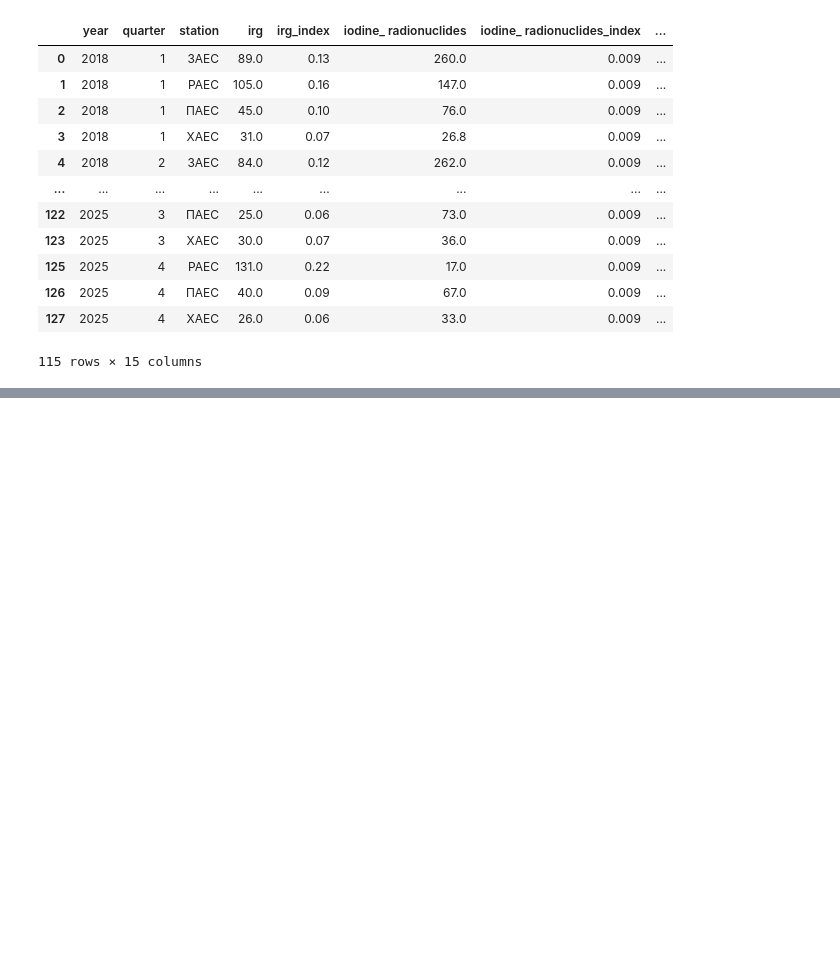
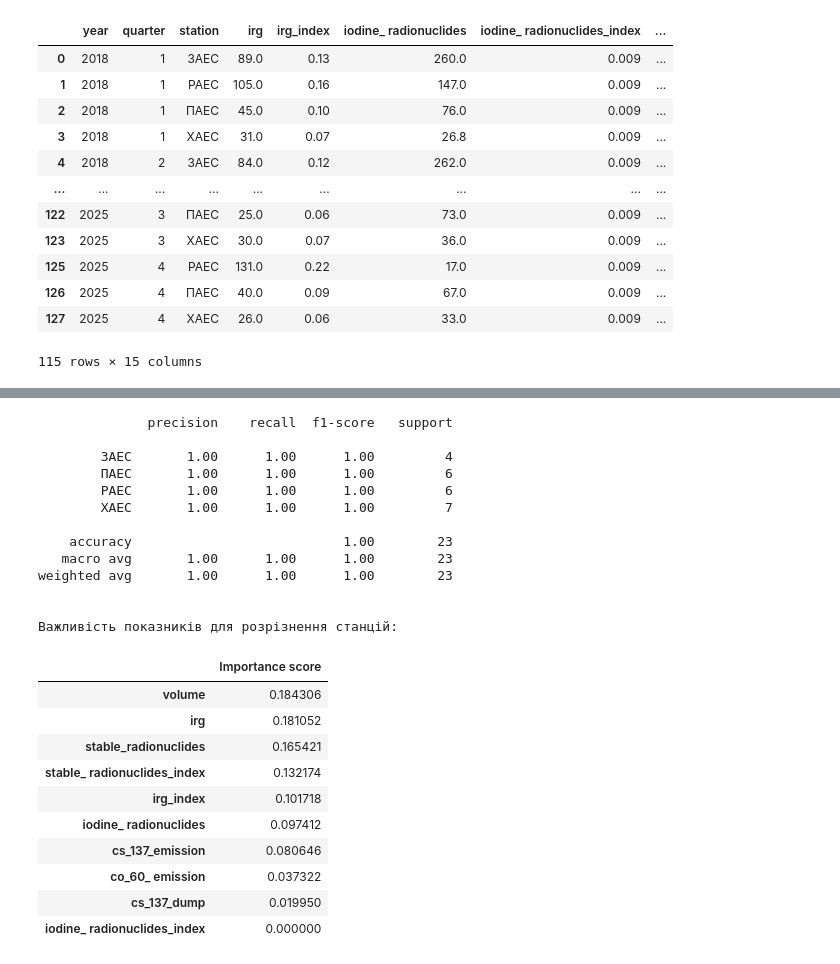
Before and after one commit to yanavyklyuk/open-data-ai-analytics, a Jupyter notebook: notebooks/eda.ipynb, the cells around one changed output, grey strips where cells are left out. Drawn from its saved outputs; the diff is of its cells as text; code cells hidden in the pictures; blank space fills up the shorter version.

```diff
--- a/notebooks/eda.ipynb
+++ b/notebooks/eda.ipynb
@@ -151,0 +218,31 @@ df
+# %%
+y_pred = rf_model.predict(X_test)
+print(classification_report(y_test, y_pred))
+
+print("\nВажливість показників для розрізнення станцій:")
+display(feat_importance.to_frame(name='Importance score'))
+# %% [output]
+              precision    recall  f1-score   support
+
+        ЗАЕС       1.00      1.00      1.00         4
+        ПАЕС       1.00      1.00      1.00         6
+        РАЕС       1.00      1.00      1.00         6
+        ХАЕС       1.00      1.00      1.00         7
+
+    accuracy                           1.00        23
+   macro avg       1.00      1.00      1.00        23
+weighted avg       1.00      1.00      1.00        23
+
+
+Важливість показників для розрізнення станцій:
+|  | Importance score |
+| volume | 0.184306 |
+| irg | 0.181052 |
+| stable_radionuclides | 0.165421 |
+| stable_ radionuclides_index | 0.132174 |
+| irg_index | 0.101718 |
+| iodine_ radionuclides | 0.097412 |
+| cs_137_emission | 0.080646 |
+| co_60_ emission | 0.037322 |
+| cs_137_dump | 0.019950 |
+| iodine_ radionuclides_index | 0.000000 |
```
Also changed, not shown: parts of 7 cells of this notebook, 1 other file.
